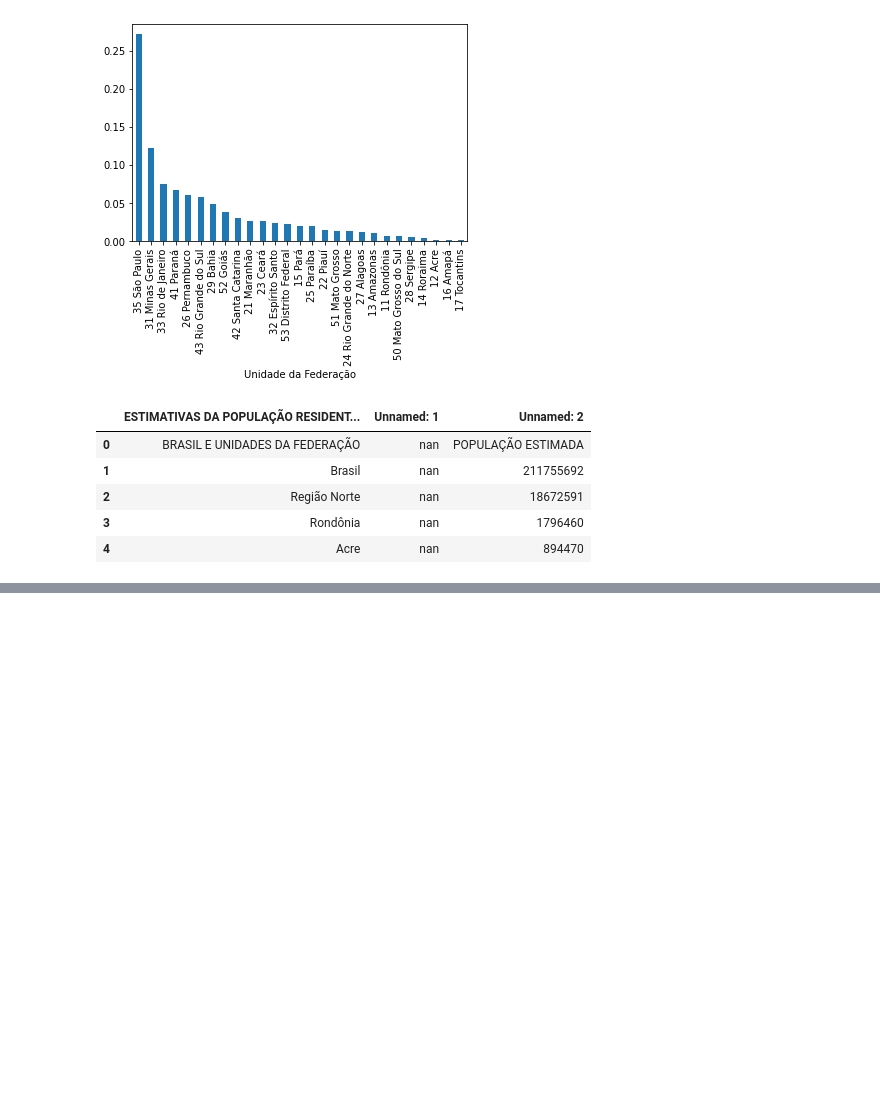
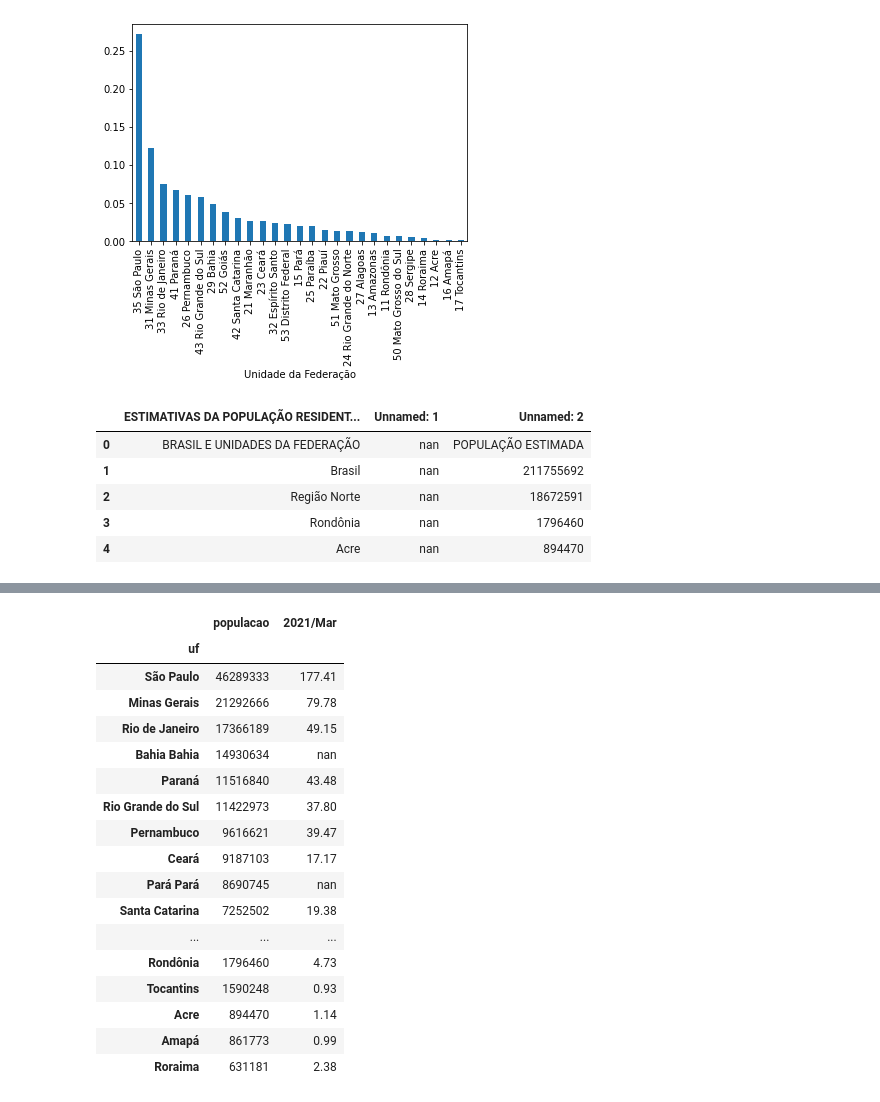
Before and after one commit to laugustovieira/BootCamp---Data-Science, a Jupyter notebook: BootCampDataScience.ipynb, the cells around one changed output, grey strips where cells are left out. Saved outputs shown, nothing was run; the diff lists cells and outputs as text; code cells hidden in the pictures; blank space fills up the shorter version.

```diff
--- a/BootCampDataScience.ipynb
+++ b/BootCampDataScience.ipynb
@@ -655,0 +731,4 @@ None
+# %%
+#retirando o espaco dos indices
+populacao.index = populacao.index.str.strip()
+populacao.head()
@@ -655,0 +743,22 @@ None
+# %%
+#refazendo o join
+populacao.join(gastos_do_mais_recente)
+# %% [output]
+|  | populacao | 2021/Mar |
+| uf |  |  |
+| São Paulo | 46289333 | 177.41 |
+| Minas Gerais | 21292666 | 79.78 |
+| Rio de Janeiro | 17366189 | 49.15 |
+| Bahia Bahia | 14930634 | nan |
+| Paraná | 11516840 | 43.48 |
+| Rio Grande do Sul | 11422973 | 37.80 |
+| Pernambuco | 9616621 | 39.47 |
+| Ceará | 9187103 | 17.17 |
+| Pará Pará | 8690745 | nan |
+| Santa Catarina | 7252502 | 19.38 |
+| ... | ... | ... |
+| Rondônia | 1796460 | 4.73 |
+| Tocantins | 1590248 | 0.93 |
+| Acre | 894470 | 1.14 |
+| Amapá | 861773 | 0.99 |
+| Roraima | 631181 | 2.38 |
```
Also changed, not shown: parts of 12 cells of this notebook.
